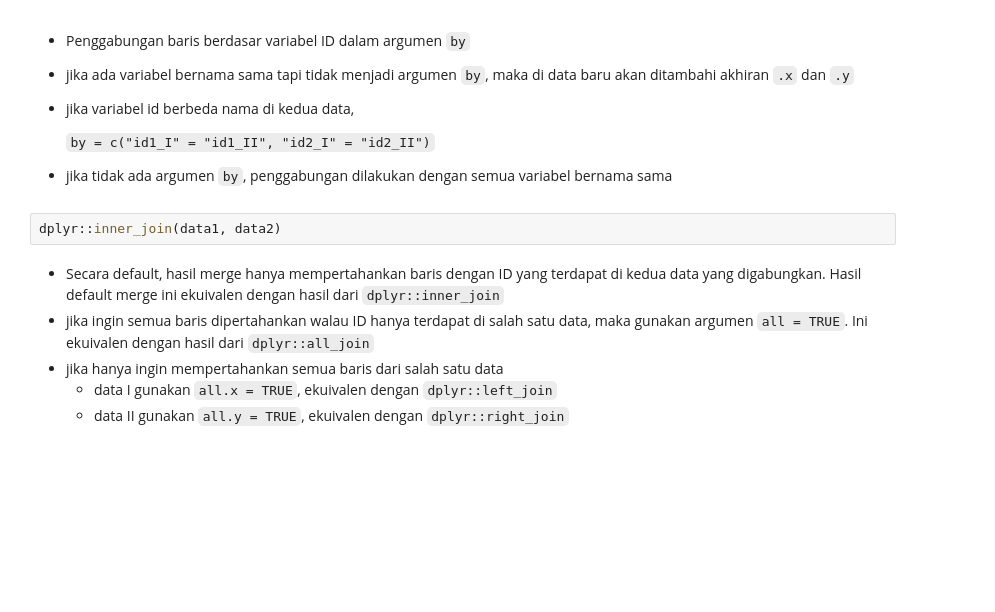
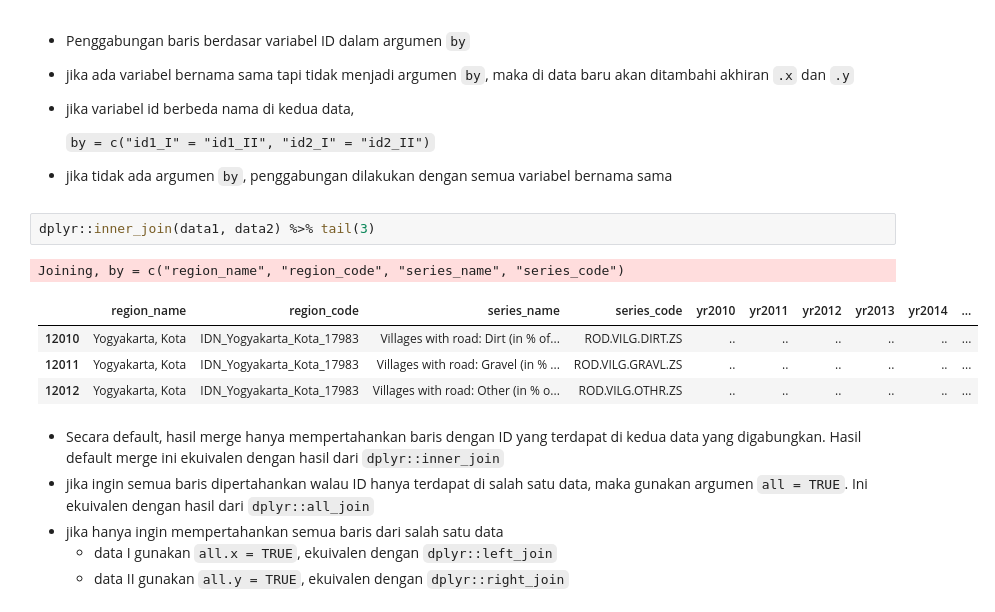
Before and after one commit to msaidf/statek, a Jupyter notebook: content/MenyiapkanData.ipynb, the cells around one changed output. Cells and saved outputs as stored; diff of their text form; blank space fills up the shorter version.

```diff
--- a/content/MenyiapkanData.ipynb
+++ b/content/MenyiapkanData.ipynb
@@ -131,7 +253,13 @@ merge(data1, data2, by = c('region_code', 'series_code'))
   `by = c("id1_I" = "id1_II", "id2_I" = "id2_II")`
 - jika tidak ada argumen `by`, penggabungan dilakukan dengan semua variabel bernama sama
 # %%
-dplyr::inner_join(data1, data2)
+dplyr::inner_join(data1, data2) %>% tail(3)
+# %% [output]
+Joining, by = c("region_name", "region_code", "series_name", "series_code")
+|  | region_name | region_code | series_name | series_code | yr2010 | yr2011 | yr2012 | yr2013 | yr2014 | ... |
+| 12010 | Yogyakarta, Kota | IDN_Yogyakarta_Kota_17983 | Villages with road: Dirt (in % of... | ROD.VILG.DIRT.ZS | .. | .. | .. | .. | .. | ... |
+| 12011 | Yogyakarta, Kota | IDN_Yogyakarta_Kota_17983 | Villages with road: Gravel (in % ... | ROD.VILG.GRAVL.ZS | .. | .. | .. | .. | .. | ... |
+| 12012 | Yogyakarta, Kota | IDN_Yogyakarta_Kota_17983 | Villages with road: Other (in % o... | ROD.VILG.OTHR.ZS | .. | .. | .. | .. | .. | ... |
 # %% [markdown]
 - Secara default, hasil merge hanya mempertahankan baris dengan ID yang terdapat di kedua data yang digabungkan. Hasil default merge ini ekuivalen dengan hasil dari `dplyr::inner_join`
 - jika ingin semua baris dipertahankan walau ID hanya terdapat di salah satu data, maka gunakan argumen `all = TRUE`. Ini ekuivalen dengan hasil dari `dplyr::all_join`
```
Also changed, not shown: parts of 47 cells of this notebook, 27 other files.
